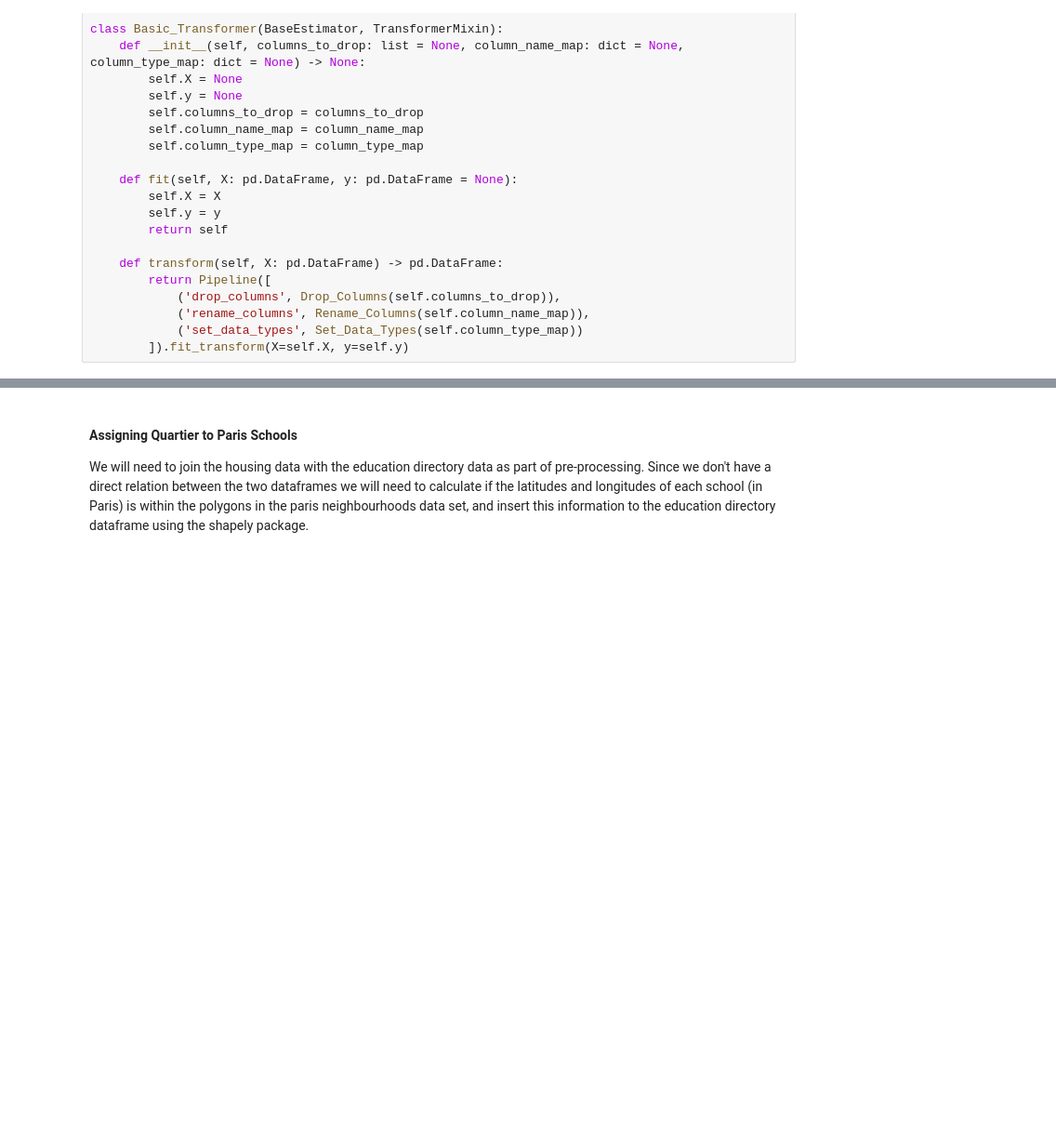
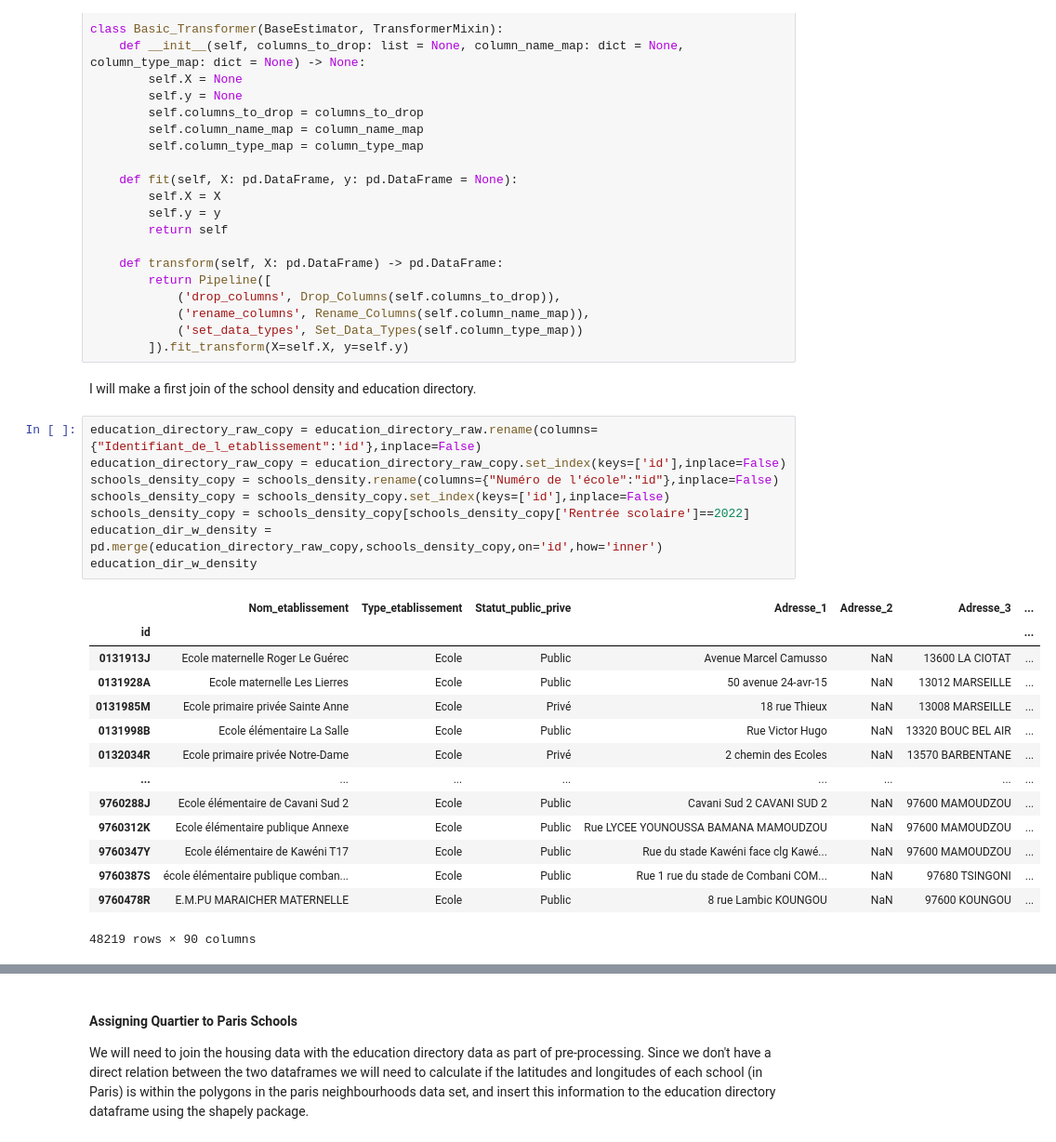
Before and after one commit to carlosbarrone/personal, a Jupyter notebook: notebooks/python/paris_nursery_schools.ipynb, the cells around one changed output, grey strips where cells are left out. Shown: that part at 93% size. Saved outputs shown, nothing was run; the diff lists cells and outputs as text; blank space fills up the shorter version.

```diff
--- a/notebooks/python/paris_nursery_schools.ipynb
+++ b/notebooks/python/paris_nursery_schools.ipynb
@@ -420,4 +420,29 @@ class Basic_Transformer(BaseEstimator, TransformerMixin):
             ('rename_columns', Rename_Columns(self.column_name_map)),
             ('set_data_types', Set_Data_Types(self.column_type_map))
         ]).fit_transform(X=self.X, y=self.y)
+# %% [markdown]
+I will make a first join of the school density and education directory.
+# %%
+education_directory_raw_copy = education_directory_raw.rename(columns={"Identifiant_de_l_etablissement":'id'},inplace=False)
+education_directory_raw_copy = education_directory_raw_copy.set_index(keys=['id'],inplace=False)
+schools_density_copy = schools_density.rename(columns={"Numéro de l'école":"id"},inplace=False)
+schools_density_copy = schools_density_copy.set_index(keys=['id'],inplace=False)
+schools_density_copy = schools_density_copy[schools_density_copy['Rentrée scolaire']==2022]
+education_dir_w_density = pd.merge(education_directory_raw_copy,schools_density_copy,on='id',how='inner')
+education_dir_w_density
+# %% [output]
+|  | Nom_etablissement | Type_etablissement | Statut_public_prive | Adresse_1 | Adresse_2 | Adresse_3 | ... |
+| id |  |  |  |  |  |  | ... |
+| 0131913J | Ecole maternelle Roger Le Guérec | Ecole | Public | Avenue Marcel Camusso | NaN | 13600 LA CIOTAT | ... |
+| 0131928A | Ecole maternelle Les Lierres | Ecole | Public | 50 avenue 24-avr-15 | NaN | 13012 MARSEILLE | ... |
+| 0131985M | Ecole primaire privée Sainte Anne | Ecole | Privé | 18 rue Thieux | NaN | 13008 MARSEILLE | ... |
+| 0131998B | Ecole élémentaire La Salle | Ecole | Public | Rue Victor Hugo | NaN | 13320 BOUC BEL AIR | ... |
+| 0132034R | Ecole primaire privée Notre-Dame | Ecole | Privé | 2 chemin des Ecoles | NaN | 13570 BARBENTANE | ... |
+| ... | ... | ... | ... | ... | ... | ... | ... |
+| 9760288J | Ecole élémentaire de Cavani Sud 2 | Ecole | Public | Cavani Sud 2 CAVANI SUD 2 | NaN | 97600 MAMOUDZOU | ... |
+| 9760312K | Ecole élémentaire publique Annexe | Ecole | Public | Rue LYCEE YOUNOUSSA BAMANA MAMOUDZOU | NaN | 97600 MAMOUDZOU | ... |
+| 9760347Y | Ecole élémentaire de Kawéni T17 | Ecole | Public | Rue du stade Kawéni face clg Kawé... | NaN | 97600 MAMOUDZOU | ... |
+| 9760387S | école élémentaire publique comban... | Ecole | Public | Rue 1 rue du stade de Combani COM... | NaN | 97680 TSINGONI | ... |
+| 9760478R | E.M.PU MARAICHER MATERNELLE | Ecole | Public | 8 rue Lambic KOUNGOU | NaN | 97600 KOUNGOU | ... |
+48219 rows × 90 columns
 # %% [markdown]
```
Also changed, not shown: parts of 16 cells of this notebook.
